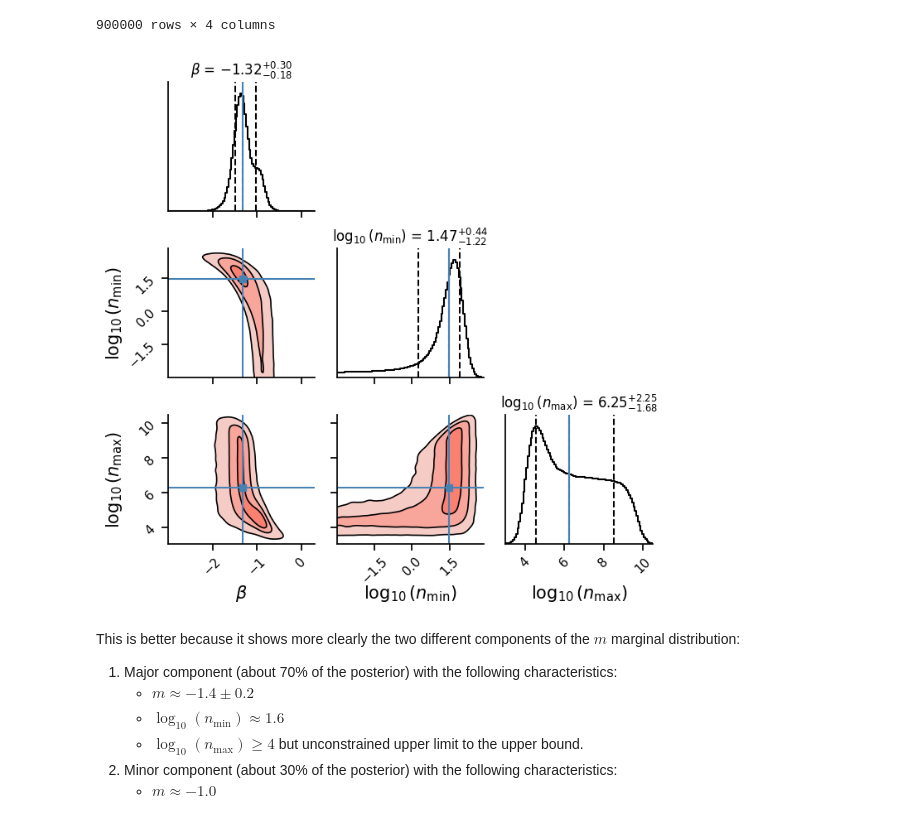
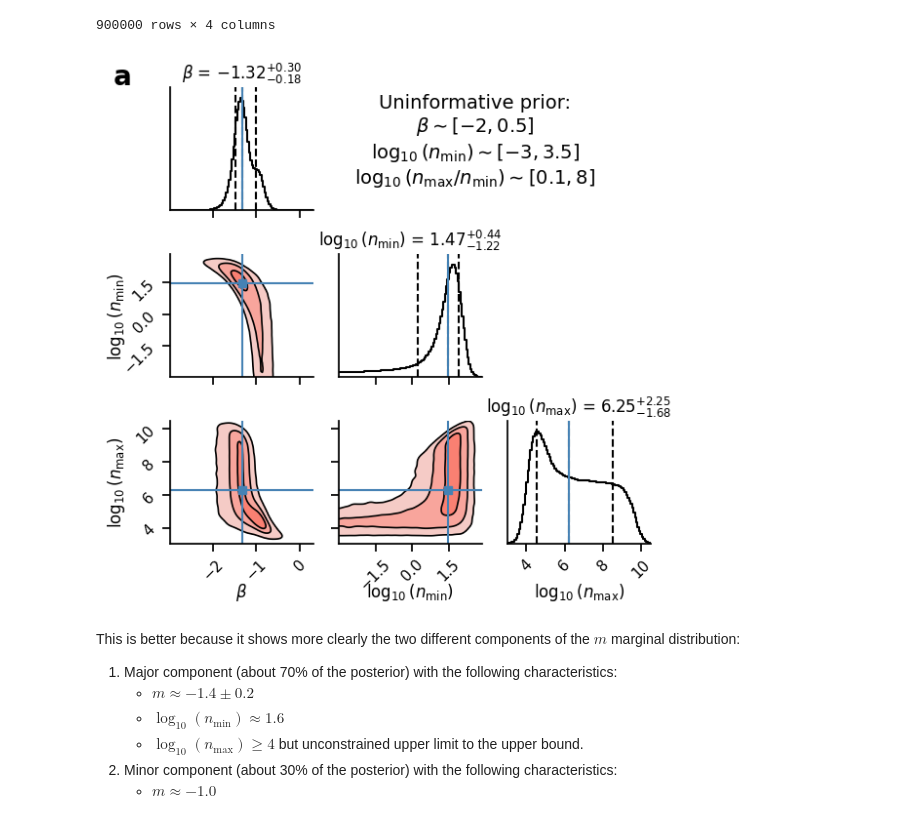
Before and after one commit to will-henney/hii-density-distribution, a Jupyter notebook: density_diagnostic_fit.ipynb, the cells around one changed output. Drawn from its saved outputs; the diff is of its cells as text; code cells hidden in the pictures.

Commit message:
Finish informative prior mcmc

```diff
--- a/density_diagnostic_fit.ipynb
+++ b/density_diagnostic_fit.ipynb
@@ -432,36 +432,50 @@ fig = corner.corner(
         np.median(samples["m"]),
         np.median(samples["log_n0"]),
         np.median(samples["log_n1"]),
     ],
     quantiles=[0.16, 0.50, 0.84],
     show_titles=True,
     title_fmt=".2f",
     title_kwargs={"fontsize": 12},
-    label_kwargs={"fontsize": 15},
+    label_kwargs={"fontsize": 12},
     bins=100,
     plot_datapoints=False,
     fill_contours=True,
     smooth=2,
     smooth1d=2,
     # Contours approximately enclosing 1, 2, 3 sigma for 2D Gaussian
     levels=(0.393, 0.865, 0.989),
     contour_kwargs={
         "linewidths": 1.2,
     },
     contourf_kwargs={
         # "cmap": "Reds",
         "colors": red_cmap,
     },
     # Axis/tick control
     max_n_ticks=4,
     top_ticks=False,
 )
 sns.despine()
-fig.set_size_inches(7.0, 7.0)
+fig.text(
+    4/6,
+    5/6,
+    (
+        "Uninformative prior:\n"
+        r"$\beta \sim [-2, 0.5]$" "\n"
+        r"$\log_{10} (n_\min) \sim [-3, 3.5]$" "\n"
+        r"$\log_{10} (n_\max / n_\min) \sim [0.1, 8]$"
+    ),
+    ha="center",
+    va="center",
+    fontsize=14,
+)
+fig.text(0.08, 0.92, "a", ha="right", va="bottom", fontsize=20, fontweight="bold")
+fig.set_size_inches(6.0, 6.0)
 fig.tight_layout()
 fig.savefig("plaw-density-distribution-mcmc-corner-uniform.pdf")
 # %% [output]
-[figure, old version]
+[figure, new version]
 # %% [markdown]
 This is better because it shows more clearly the two different components of the $m$ marginal distribution:
 1. Major component (about 70% of the posterior) with the following characteristics:
```
Also changed, not shown: parts of 31 cells of this notebook, 7 other files.
